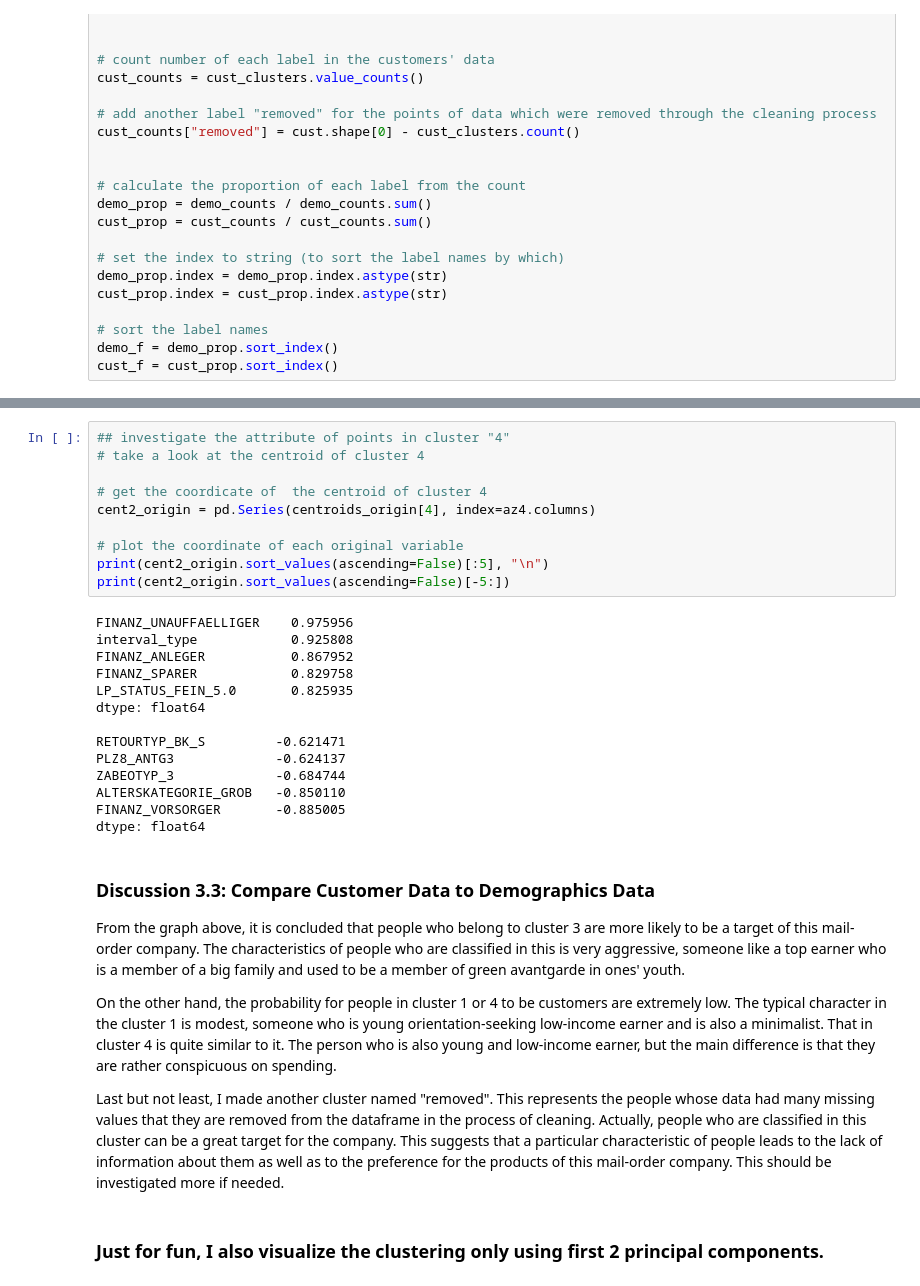
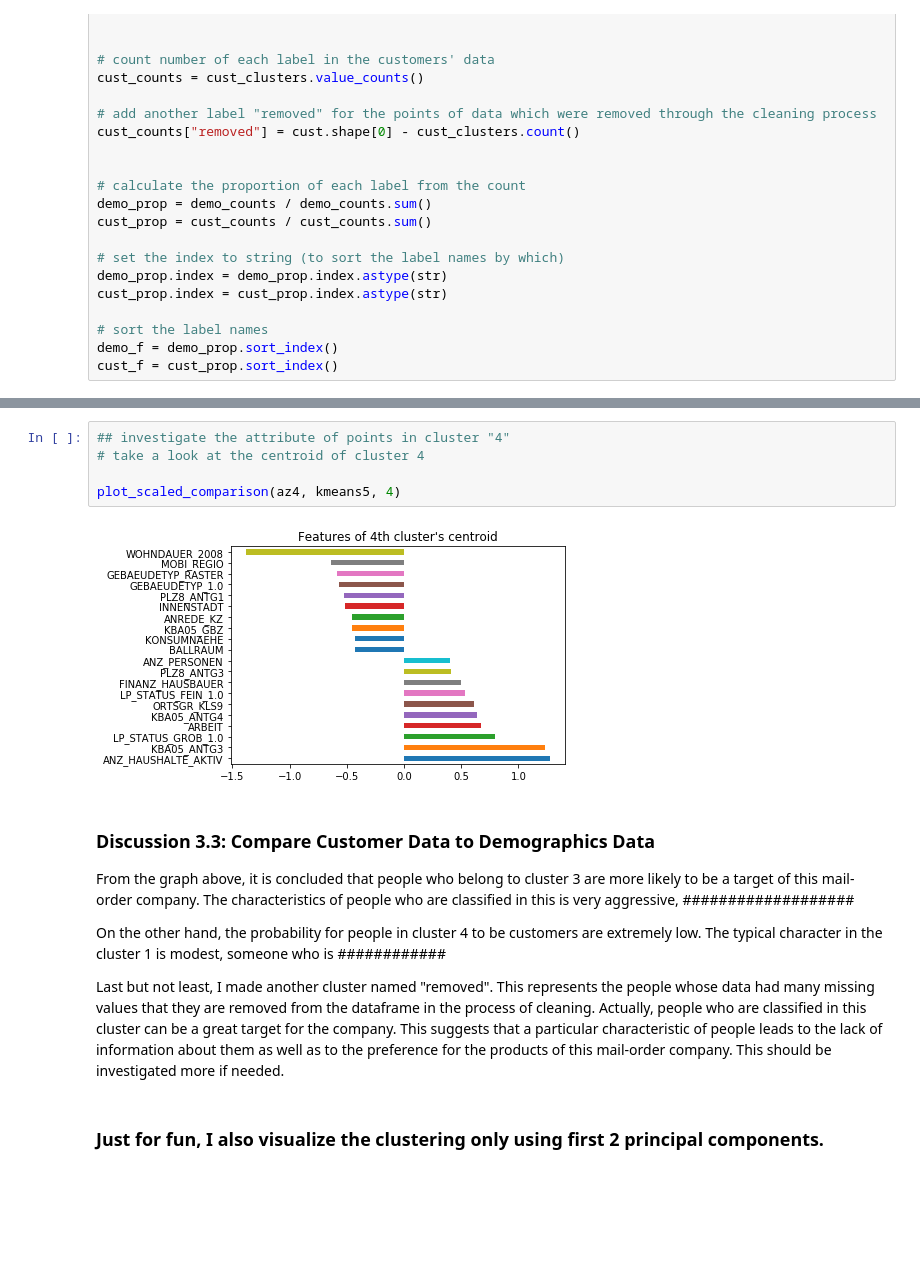
Before and after one commit to kudojp/IdentifyCustomerSegments, a Jupyter notebook: Identify_Customer_Segments.ipynb, the cells around one changed output, grey strips where cells are left out. Drawn from its saved outputs; the diff is of its cells as text; blank space fills up the shorter version.

```diff
--- a/Identify_Customer_Segments.ipynb
+++ b/Identify_Customer_Segments.ipynb
@@ -1405,34 +1348,16 @@ dtype: float64
 # %%
 ## investigate the attribute of points in cluster "4"
 # take a look at the centroid of cluster 4
 
-# get the coordicate of  the centroid of cluster 4
-cent2_origin = pd.Series(centroids_origin[4], index=az4.columns)
-
-# plot the coordinate of each original variable
-print(cent2_origin.sort_values(ascending=False)[:5], "\n")
-print(cent2_origin.sort_values(ascending=False)[-5:])
+plot_scaled_comparison(az4, kmeans5, 4)
 # %% [output]
-FINANZ_UNAUFFAELLIGER    0.975956
-interval_type            0.925808
-FINANZ_ANLEGER           0.867952
-FINANZ_SPARER            0.829758
-LP_STATUS_FEIN_5.0       0.825935
-dtype: float64
-
-RETOURTYP_BK_S         -0.621471
-PLZ8_ANTG3             -0.624137
-ZABEOTYP_3             -0.684744
-ALTERSKATEGORIE_GROB   -0.850110
-FINANZ_VORSORGER       -0.885005
-dtype: float64
+[figure, added]
 # %% [markdown]
 ### Discussion 3.3: Compare Customer Data to Demographics Data
 
-From the graph above, it is concluded that people who belong to cluster 3 are more likely to be a target of this mail-order company. The characteristics of people who are classified in this is very aggressive, someone like a top earner who is a member of a big family and used to be a member of green avantgarde in ones' youth.
+From the graph above, it is concluded that people who belong to cluster 3 are more likely to be a target of this mail-order company. The characteristics of people who are classified in this is very aggressive, ###################
 
-
-On the other hand, the probability for people in cluster 1 or 4 to be customers are extremely low. The typical character in the cluster 1 is modest, someone who is young orientation-seeking low-income earner and is also a minimalist. That in cluster 4 is quite similar to it. The person who is also young and low-income earner, but the main difference is that they are rather conspicuous on spending.
+On the other hand, the probability for people in cluster 4 to be customers are extremely low. The typical character in the cluster 1 is modest, someone who is ############
 
 Last but not least, I made another cluster named "removed". This represents the people whose data had many missing values that they are removed from the dataframe in the process of cleaning. Actually, people who are classified in this cluster can be a great target for the company. This suggests that a particular characteristic of people leads to the lack of information about them as well as to the preference for the products of this mail-order company. This should be investigated more if needed.
 # %% [markdown]
```
Also changed, not shown: parts of 21 cells of this notebook.
